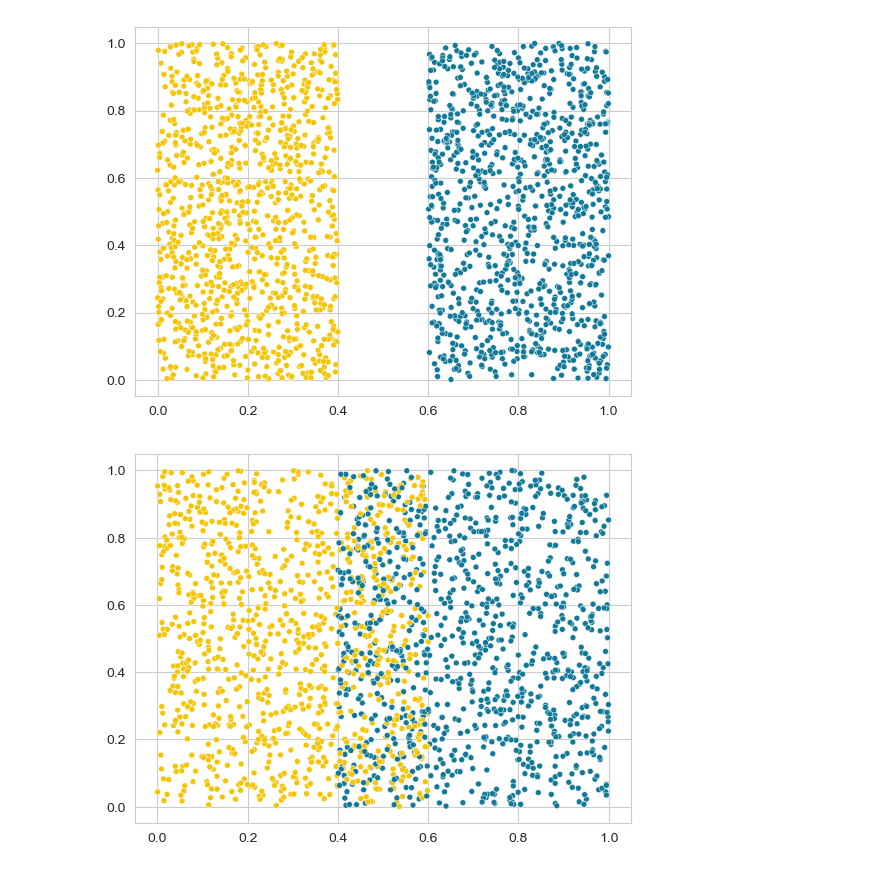
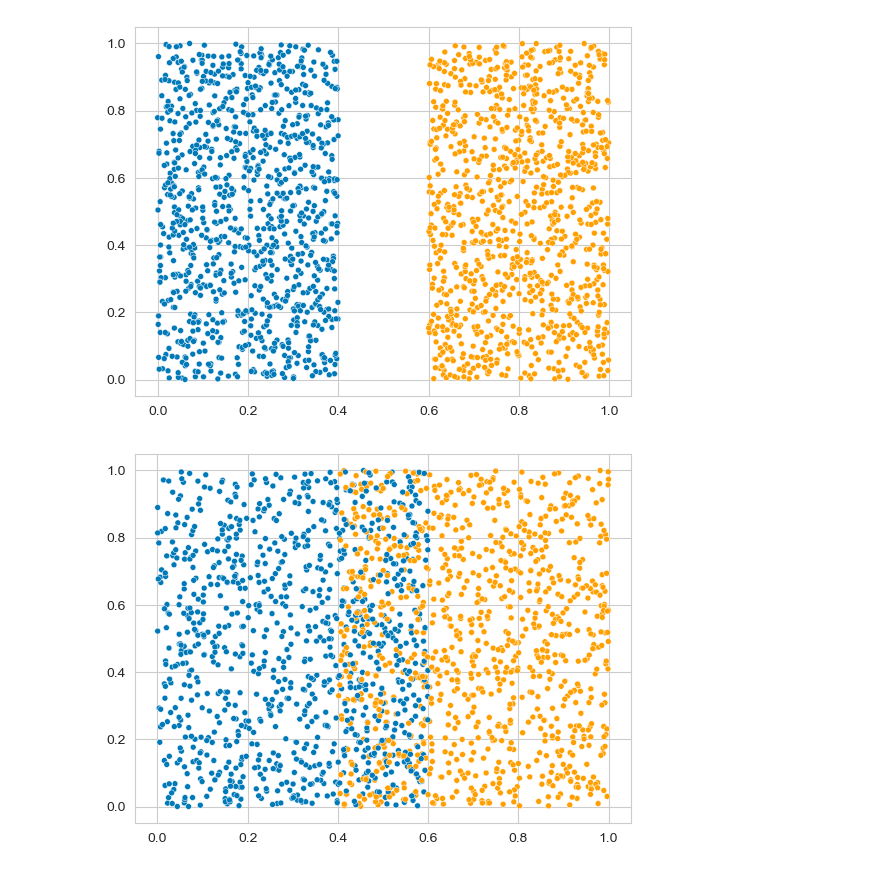
Before and after one commit to SvenNomm/XAI_tests, a Jupyter notebook: xai_test_1.ipynb, the cells around one changed output. Cells and saved outputs as stored; diff of their text form; code cells hidden in the pictures.

```diff
--- a/xai_test_1.ipynb
+++ b/xai_test_1.ipynb
@@ -51,33 +52,36 @@ palette_cb_6 = ['#1f78b4', '#b2df8a']
 palette_cb_7 = ['#2c7fb8', '#fdae61']
 palette_cb_8 = ['#66bd63', '#d7191c']
 palette_cb_8a = ['#b2182b', '#4d4d4d']
-palette_12 = ['#f5c505', '#127998']
+#palette_12 = ['#f5c505', '#127998']
+palette_12 = ['#0079B9', '#FF9F00']
+palette_12_l = ['#0702FF','#FD9409']
+palette_10 = ['#0079B9', '#FF9F00', '#0702FF','#FD9409']
 # %%
-sns.set_palette(palette=palette_12)
+sns.set_palette(palette=palette_10)
 data_sets = {}
 # data set 1 two uniformly distributed classes
 n_1 = 1000
 n_2 = 1000
 
 class_1 = np.random.uniform([0, 0], [0.4, 1], (n_1, 2))
 class_2 = np.random.uniform([0.6, 0], [1,1], (n_2, 2))
 
 labels_1 = np.zeros((n_1, 1))
 labels_2 = np.ones((n_2, 1))
 
 class_1_1 = np.hstack([class_1, labels_1])
 class_2_1 = np.hstack([class_2, labels_2])
 
 data_set_uf_hm_l = np.vstack([class_1_1, class_2_1])
 np.random.shuffle(data_set_uf_hm_l)
 fig_1,ax_1 = plt.subplots()
 #ax_1_1.scatter(data_set_uf_hm_l[:, 0], data_set_uf_hm_l[:, 1], s=10, c=data_set_uf_hm_l[:, 2].astype('float'))
 ax_1= sns.scatterplot(x=data_set_uf_hm_l[:, 0],y=data_set_uf_hm_l[:, 1], hue = data_set_uf_hm_l[:, 2], size=0.1)
 plt.legend([],[], frameon=False)
 plt.show()
 data_sets['uniform_hard_margin_straight_line'] = data_set_uf_hm_l
 # %% [output]
-[figure, old version]
+[figure, new version]
 # %%
 class_1 = np.random.uniform([0, 0], [0.6, 1], (n_1, 2))
 class_2 = np.random.uniform([0.4, 0], [1,1], (n_2, 2))
@@ -97,7 +101,7 @@ plt.legend([],[], frameon=False)
 plt.show()
 data_sets['uniform_soft_margin_straight_line'] = data_set_uf_sm_l
 # %% [output]
-[figure, old version]
+[figure, new version]
 # %%
 class_3 = np.random.beta([2, 1], [1, 1], size=(n_1, 2))
 class_4 = np.random.beta([2, 1], [1, 1], size=(n_1, 2))
```
Also changed, not shown: parts of 13 cells of this notebook.
